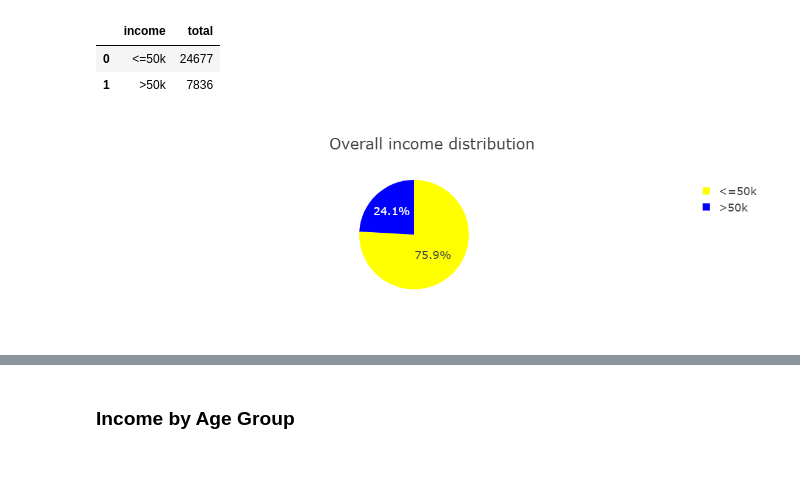
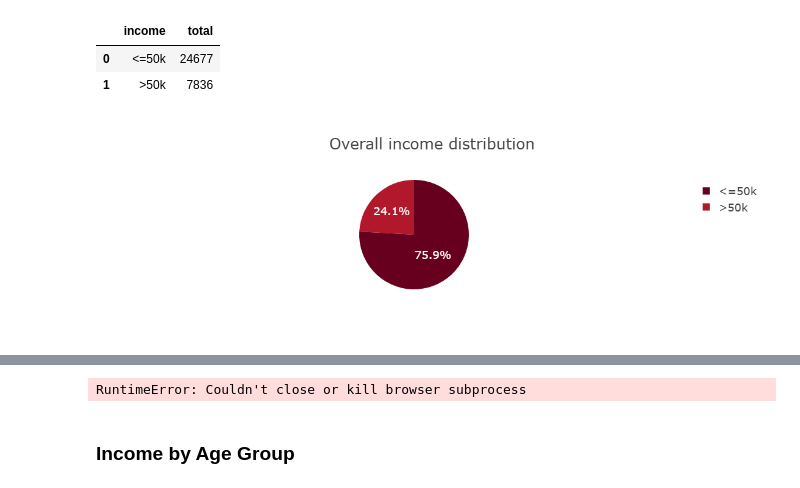
Before and after one commit to NIWENSHUTI/Adult_Income, a Jupyter notebook: notebooks/data_analysis.ipynb, the cells around one changed output, grey strips where cells are left out. Drawn from its saved outputs; the diff is of its cells as text; code cells hidden in the pictures.

```diff
--- a/notebooks/data_analysis.ipynb
+++ b/notebooks/data_analysis.ipynb
@@ -158,22 +158,22 @@ adult_df_income
 # %%
 fig = px.pie(
     adult_df_income,
     names='income',
     values='total',
     title='Overall income distribution',
-    color_discrete_sequence=["yellow", "blue"]
+    color_discrete_sequence=px.colors.sequential.RdBu
 )
 
 fig.update_layout(
     template="presentation",
     paper_bgcolor="rgba(0,0,0,0)",
     plot_bgcolor="rgba(0,0,0,0)"
 )
 
 fig.show()
 
 fig.write_image(os.path.join(results_dir, 'income_distribution_pie_chart.jpg'))
 fig.write_image(os.path.join(results_dir, 'income_distribution_pie_chart.png'))
 fig.write_html(os.path.join(results_dir, 'income_distribution_pie_chart.html'))
 # %% [output]
-[figure, old version]
+[figure, new version]
@@ -181,3 +182,4 @@ WARNING Thread(Thread-5 (run)) Task(Task-8) choreographer.browser_async:browser_
+RuntimeError: Couldn't close or kill browser subprocess
 # %% [markdown]
 ### Income by Age Group
 # %%
```
Also changed, not shown: parts of 12 cells of this notebook, 13 other files.
